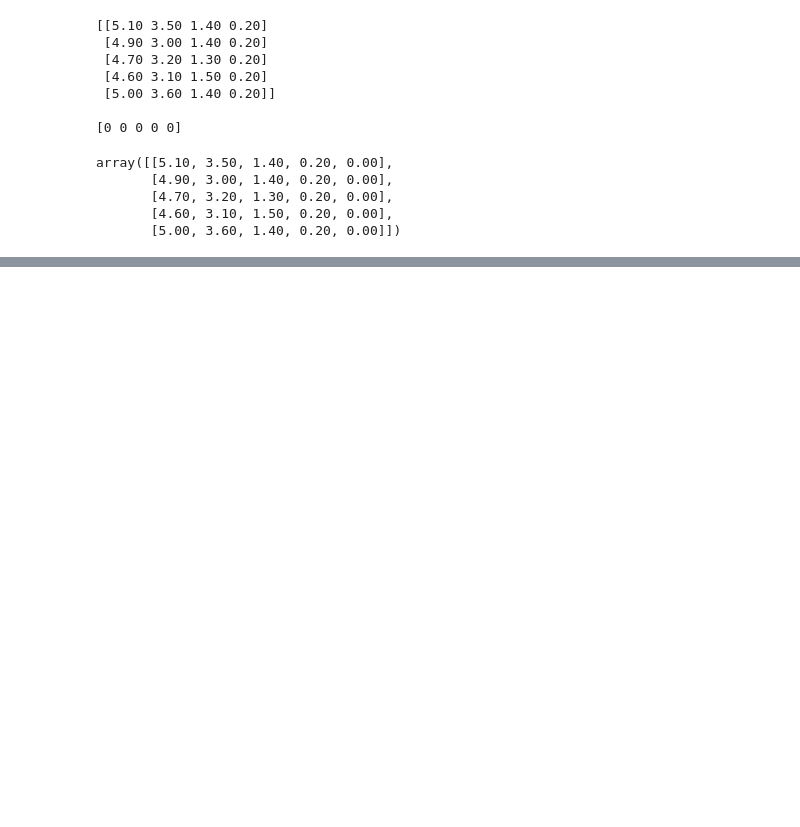
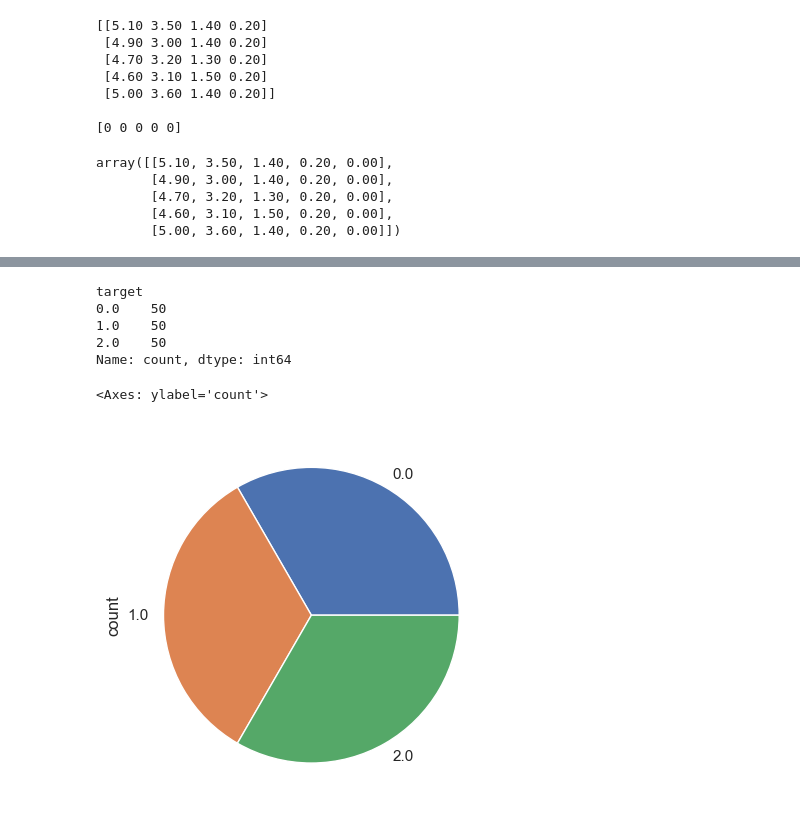
Before and after one commit to DamianPodrazaCode/Python_code, a Jupyter notebook: Jupyter/SciKit-Learn-bootcamp_cz1/04_train_test_split.ipynb, the cells around one changed output, grey strips where cells are left out. Saved outputs shown, nothing was run; the diff lists cells and outputs as text; code cells hidden in the pictures; blank space fills up the shorter version.

```diff
--- a/Jupyter/SciKit-Learn-bootcamp_cz1/04_train_test_split.ipynb
+++ b/Jupyter/SciKit-Learn-bootcamp_cz1/04_train_test_split.ipynb
@@ -48,4 +66,6 @@ array([[5.10, 3.50, 1.40, 0.20, 0.00],
        [4.60, 3.10, 1.50, 0.20, 0.00],
        [5.00, 3.60, 1.40, 0.20, 0.00]])
 # %%
-# stworzenie data frame, dane wejściowe to tablica, a opisy kolumn
+# stworzenie data frame, dane wejściowe to tablica, a opisy kolumn są z głównych zaimportowanych danych
+df = pd.DataFrame(data=all_data, columns=raw_data.feature_names + ['target'])
+df.head() # pierwsze pięć wierszy
@@ -51,0 +124,13 @@ array([[5.10, 3.50, 1.40, 0.20, 0.00],
+# %%
+df.target.value_counts()
+# %% [output]
+target
+0.0    50
+1.0    50
+2.0    50
+Name: count, dtype: int64
+# %%
+df.target.value_counts().plot(kind='pie')
+# %% [output]
+<Axes: ylabel='count'>
+[figure, added]
```
Also changed, not shown: parts of 11 cells of this notebook.
